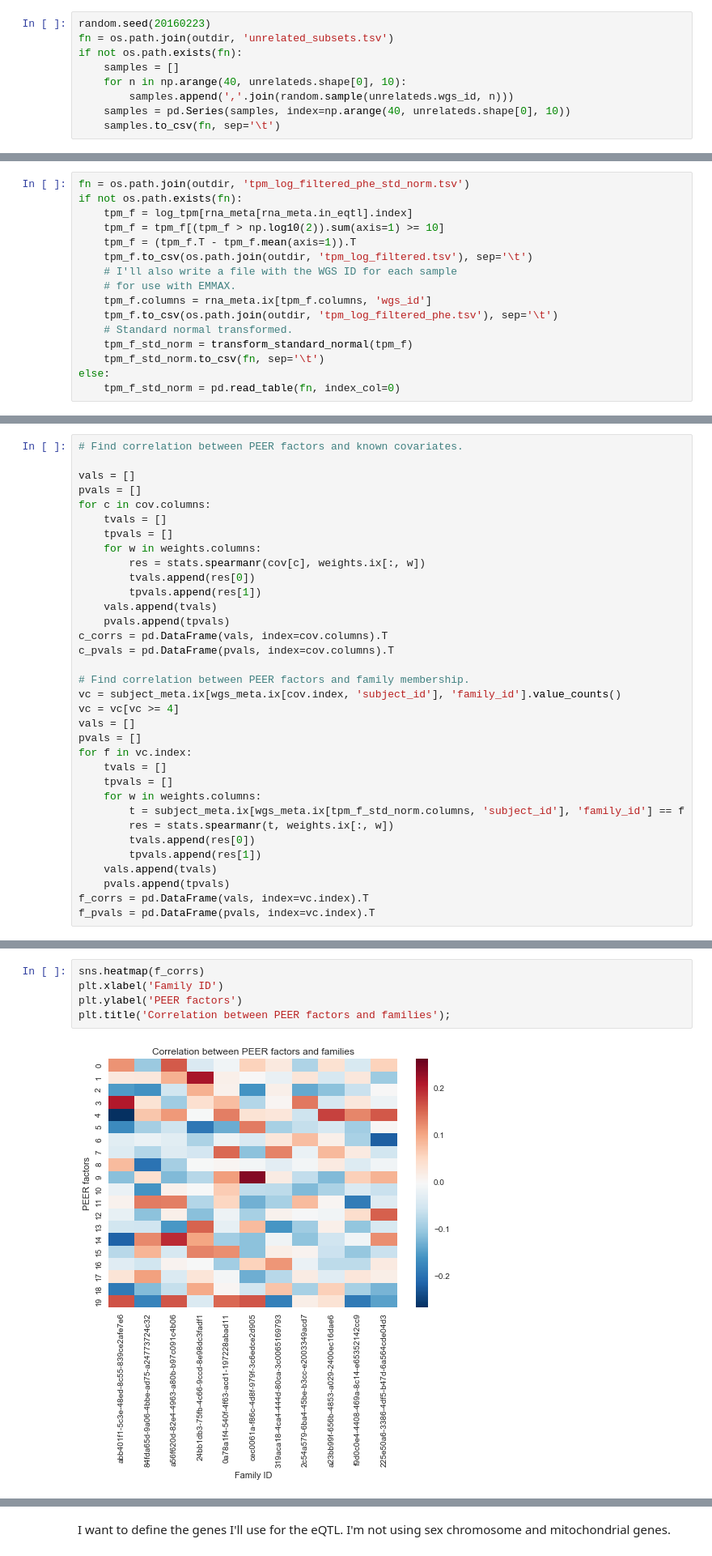
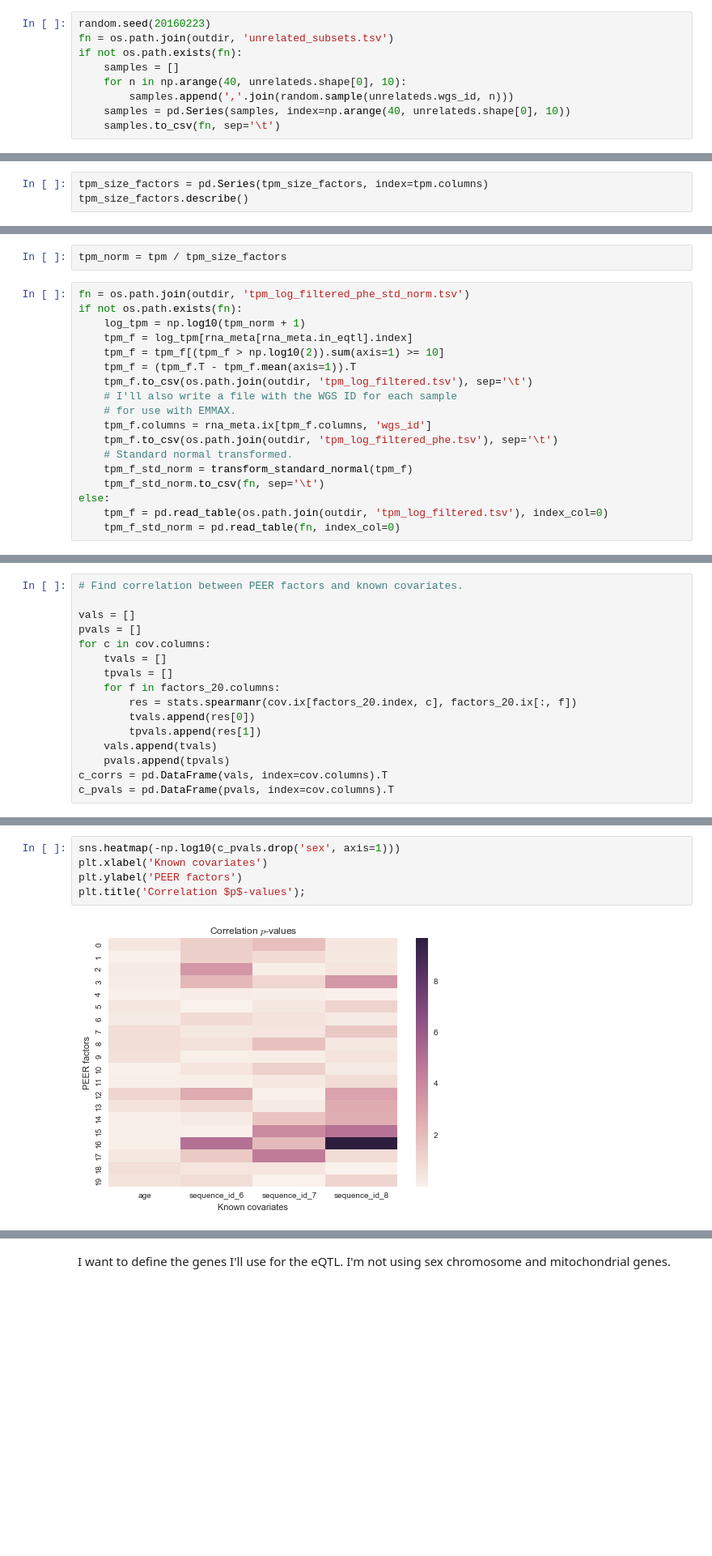
Before and after one commit to frazer-lab/cardips-ipsc-eqtl, a Jupyter notebook: notebooks/eQTL Input.ipynb, the cells around one changed output, grey strips where cells are left out. Shown at 81% size. Drawn from its saved outputs; the diff is of its cells as text; blank space fills up the shorter version.

```diff
--- a/notebooks/eQTL Input.ipynb
+++ b/notebooks/eQTL Input.ipynb
@@ -425,0 +442,3 @@ I'm going to use RSEM TPM estimates.
+# %%
+tpm_size_factors = pd.Series(tpm_size_factors, index=tpm.columns)
+tpm_size_factors.describe()
@@ -426,6 +455,9 @@ I'm going to use RSEM TPM estimates.
+# %%
+tpm_norm = tpm / tpm_size_factors
 # %%
 fn = os.path.join(outdir, 'tpm_log_filtered_phe_std_norm.tsv')
 if not os.path.exists(fn):
+    log_tpm = np.log10(tpm_norm + 1)
     tpm_f = log_tpm[rna_meta[rna_meta.in_eqtl].index]
     tpm_f = tpm_f[(tpm_f > np.log10(2)).sum(axis=1) >= 10]
     tpm_f = (tpm_f.T - tpm_f.mean(axis=1)).T
@@ -438,4 +470,5 @@ if not os.path.exists(fn):
     tpm_f_std_norm = transform_standard_normal(tpm_f)
     tpm_f_std_norm.to_csv(fn, sep='\t')
 else:
+    tpm_f = pd.read_table(os.path.join(outdir, 'tpm_log_filtered.tsv'), index_col=0)
     tpm_f_std_norm = pd.read_table(fn, index_col=0)
@@ -491,29 +539,11 @@ pvals = []
 for c in cov.columns:
     tvals = []
     tpvals = []
-    for w in weights.columns:
-        res = stats.spearmanr(cov[c], weights.ix[:, w])
+    for f in factors_20.columns:
+        res = stats.spearmanr(cov.ix[factors_20.index, c], factors_20.ix[:, f])
         tvals.append(res[0])
         tpvals.append(res[1])
     vals.append(tvals)
     pvals.append(tpvals)
 c_corrs = pd.DataFrame(vals, index=cov.columns).T
 c_pvals = pd.DataFrame(pvals, index=cov.columns).T
-
-# Find correlation between PEER factors and family membership.
-vc = subject_meta.ix[wgs_meta.ix[cov.index, 'subject_id'], 'family_id'].value_counts()
-vc = vc[vc >= 4]
-vals = []
-pvals = []
-for f in vc.index:
-    tvals = []
-    tpvals = []
-    for w in weights.columns:
-        t = subject_meta.ix[wgs_meta.ix[tpm_f_std_norm.columns, 'subject_id'], 'family_id'] == f
-        res = stats.spearmanr(t, weights.ix[:, w])
-        tvals.append(res[0])
-        tpvals.append(res[1])
-    vals.append(tvals)
-    pvals.append(tpvals)
-f_corrs = pd.DataFrame(vals, index=vc.index).T
-f_pvals = pd.DataFrame(pvals, index=vc.index).T
@@ -534,7 +600,7 @@ plt.title('Correlation $p$-values');
 # %%
-sns.heatmap(f_corrs)
-plt.xlabel('Family ID')
+sns.heatmap(-np.log10(c_pvals.drop('sex', axis=1)))
+plt.xlabel('Known covariates')
 plt.ylabel('PEER factors')
-plt.title('Correlation between PEER factors and families');
+plt.title('Correlation $p$-values');
 # %% [output]
-[figure, old version]
+[figure, new version]
```
Also changed, not shown: parts of 37 cells of this notebook.
